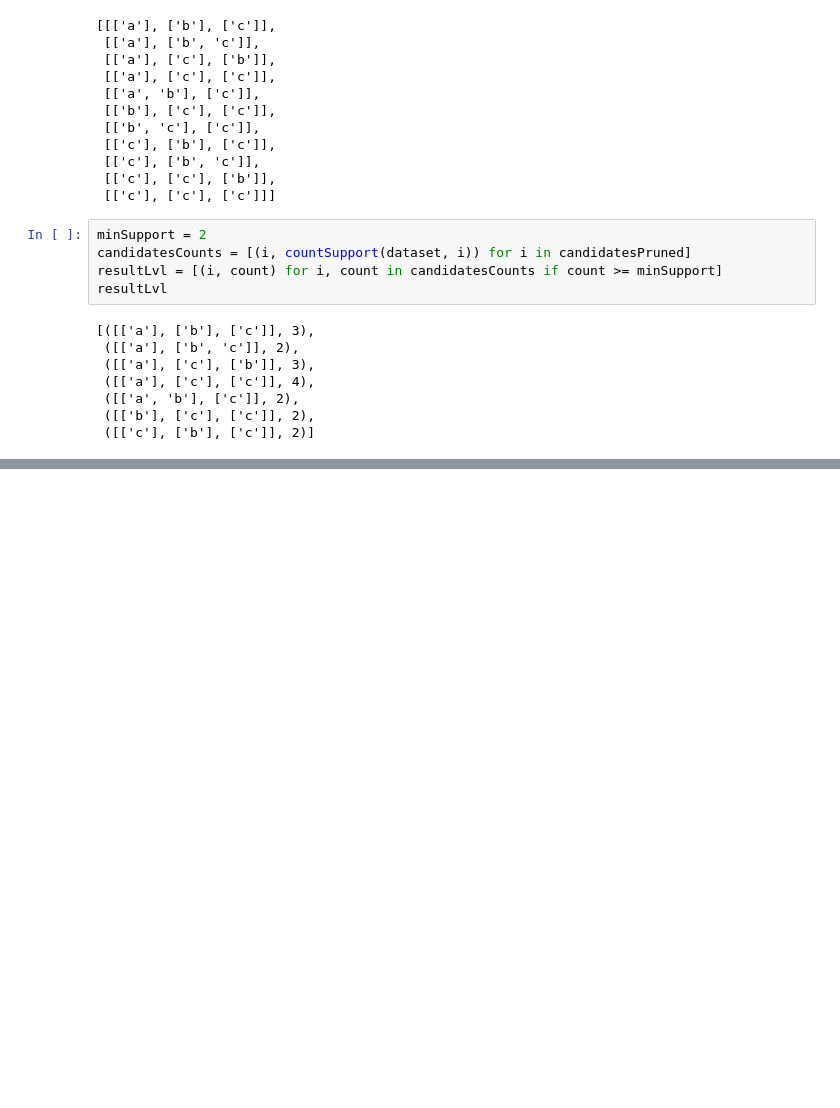
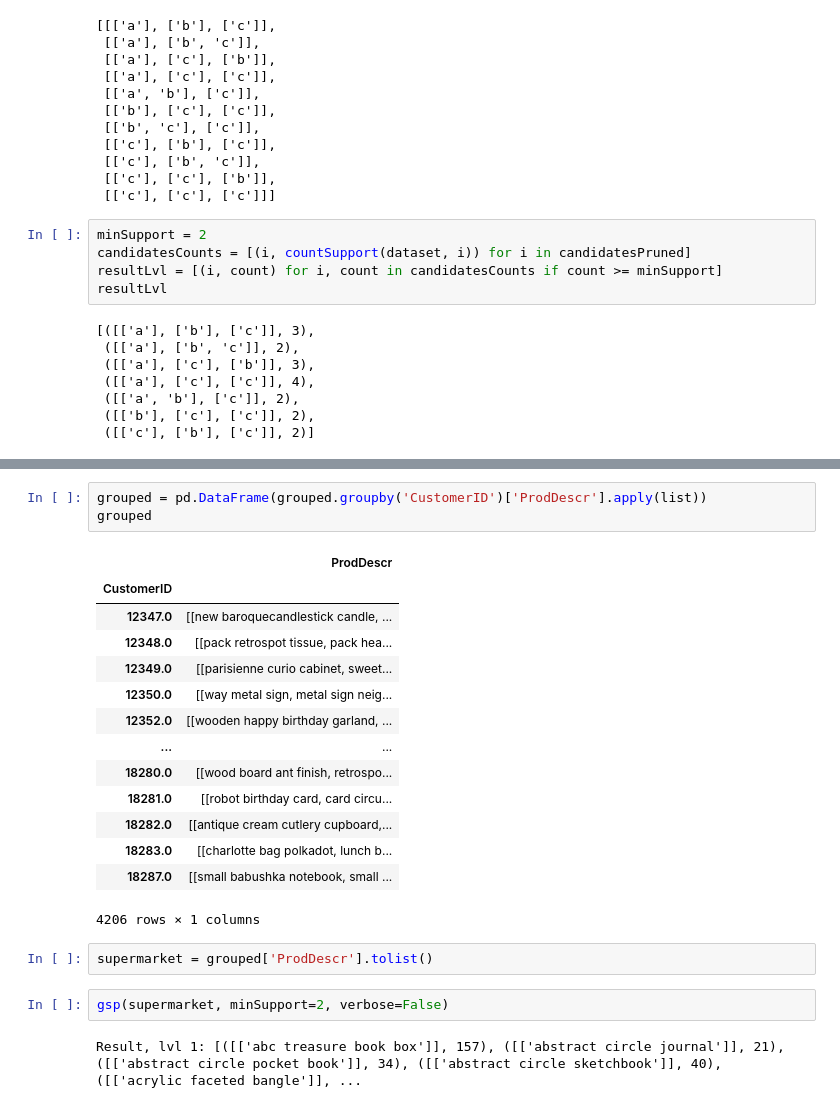
Before and after one commit to dmeoli/OnlineRetail, a Jupyter notebook: notebooks/4_sequential_pattern_mining.ipynb, the cells around one changed output, grey strips where cells are left out. Drawn from its saved outputs; the diff is of its cells as text; blank space fills up the shorter version.

```diff
--- a/notebooks/4_sequential_pattern_mining.ipynb
+++ b/notebooks/4_sequential_pattern_mining.ipynb
@@ -378,0 +403,24 @@ df.groupby('CustomerID')[['BasketID', 'BasketDate', 'ProdDescr']]
+# %%
+grouped = pd.DataFrame(grouped.groupby('CustomerID')['ProdDescr'].apply(list))
+grouped
+# %% [output]
+|  | ProdDescr |
+| CustomerID |  |
+| 12347.0 | [[new baroquecandlestick candle, ... |
+| 12348.0 | [[pack retrospot tissue, pack hea... |
+| 12349.0 | [[parisienne curio cabinet, sweet... |
+| 12350.0 | [[way metal sign, metal sign neig... |
+| 12352.0 | [[wooden happy birthday garland, ... |
+| ... | ... |
+| 18280.0 | [[wood board ant finish, retrospo... |
+| 18281.0 | [[robot birthday card, card circu... |
+| 18282.0 | [[antique cream cutlery cupboard,... |
+| 18283.0 | [[charlotte bag polkadot, lunch b... |
+| 18287.0 | [[small babushka notebook, small ... |
+4206 rows × 1 columns
+# %%
+supermarket = grouped['ProdDescr'].tolist()
+# %%
+gsp(supermarket, minSupport=2, verbose=False)
+# %% [output]
+Result, lvl 1: [([['abc treasure book box']], 157), ([['abstract circle journal']], 21), ([['abstract circle pocket book']], 34), ([['abstract circle sketchbook']], 40), ([['acrylic faceted bangle']], ...
```
Also changed, not shown: parts of 7 cells of this notebook.
